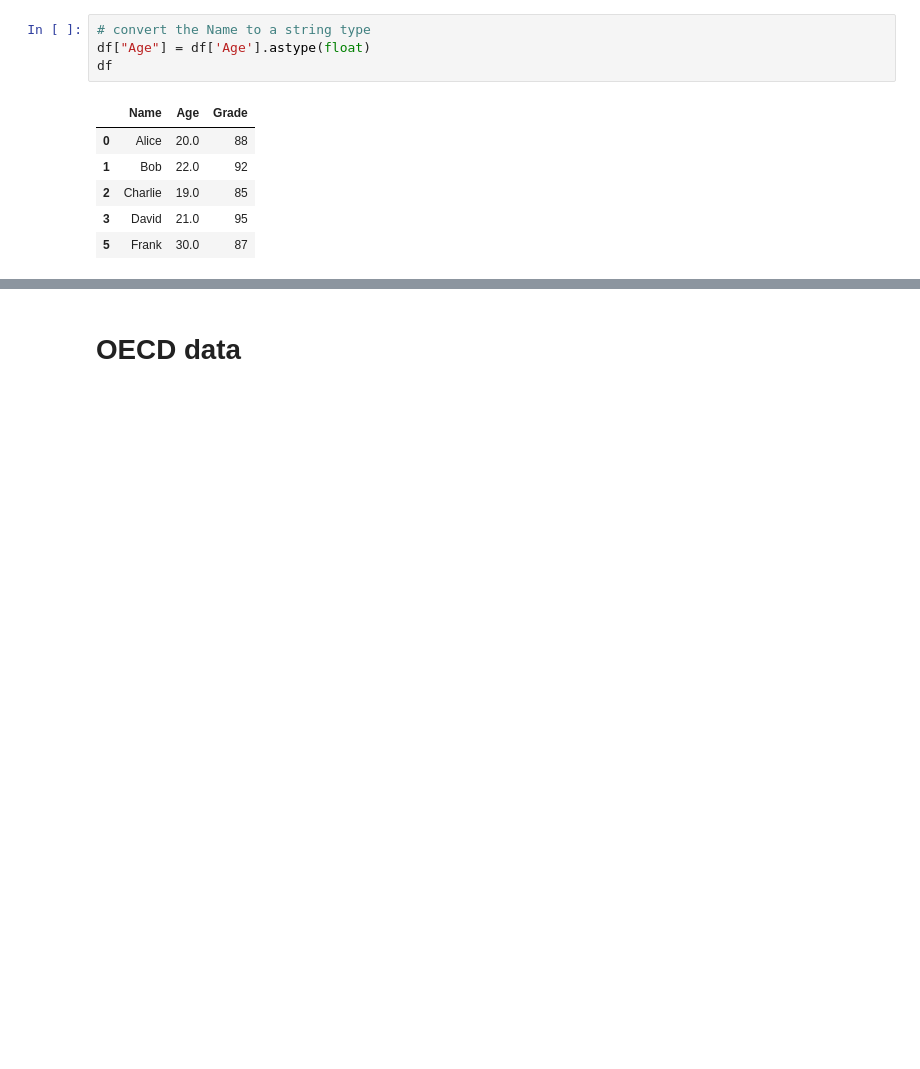
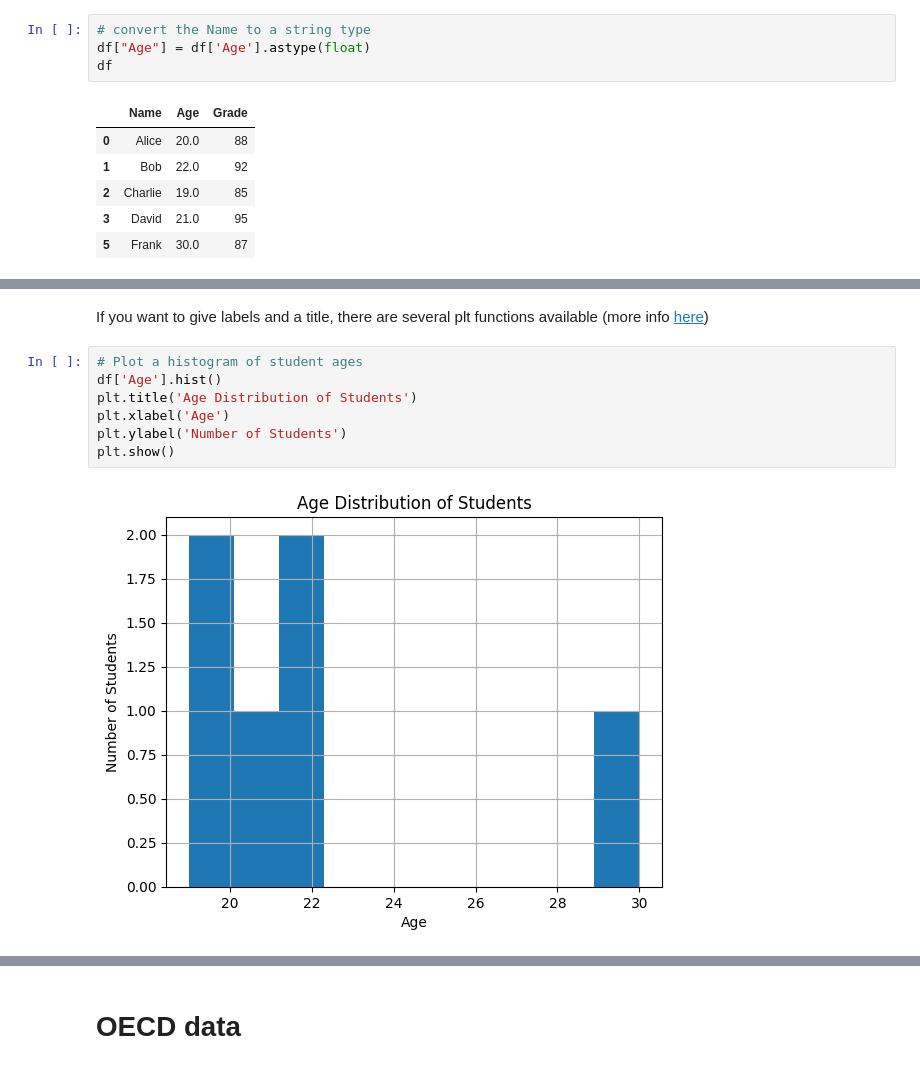
Before and after one commit to fleshgordo/dataexploration, a Jupyter notebook: DataExploration.ipynb, the cells around one changed output, grey strips where cells are left out. Drawn from its saved outputs; the diff is of its cells as text; blank space fills up the shorter version.

```diff
--- a/DataExploration.ipynb
+++ b/DataExploration.ipynb
@@ -158,0 +266,11 @@ df
+# %% [markdown]
+If you want to give labels and a title, there are several plt functions available (more info [here](https://matplotlib.org/stable/api/_as_gen/matplotlib.pyplot.xlabel.html#matplotlib.pyplot.xlabel))
+# %%
+# Plot a histogram of student ages
+df['Age'].hist()
+plt.title('Age Distribution of Students')
+plt.xlabel('Age')
+plt.ylabel('Number of Students')
+plt.show()
+# %% [output]
+[figure, added]
```
Also changed, not shown: parts of 19 cells of this notebook.
